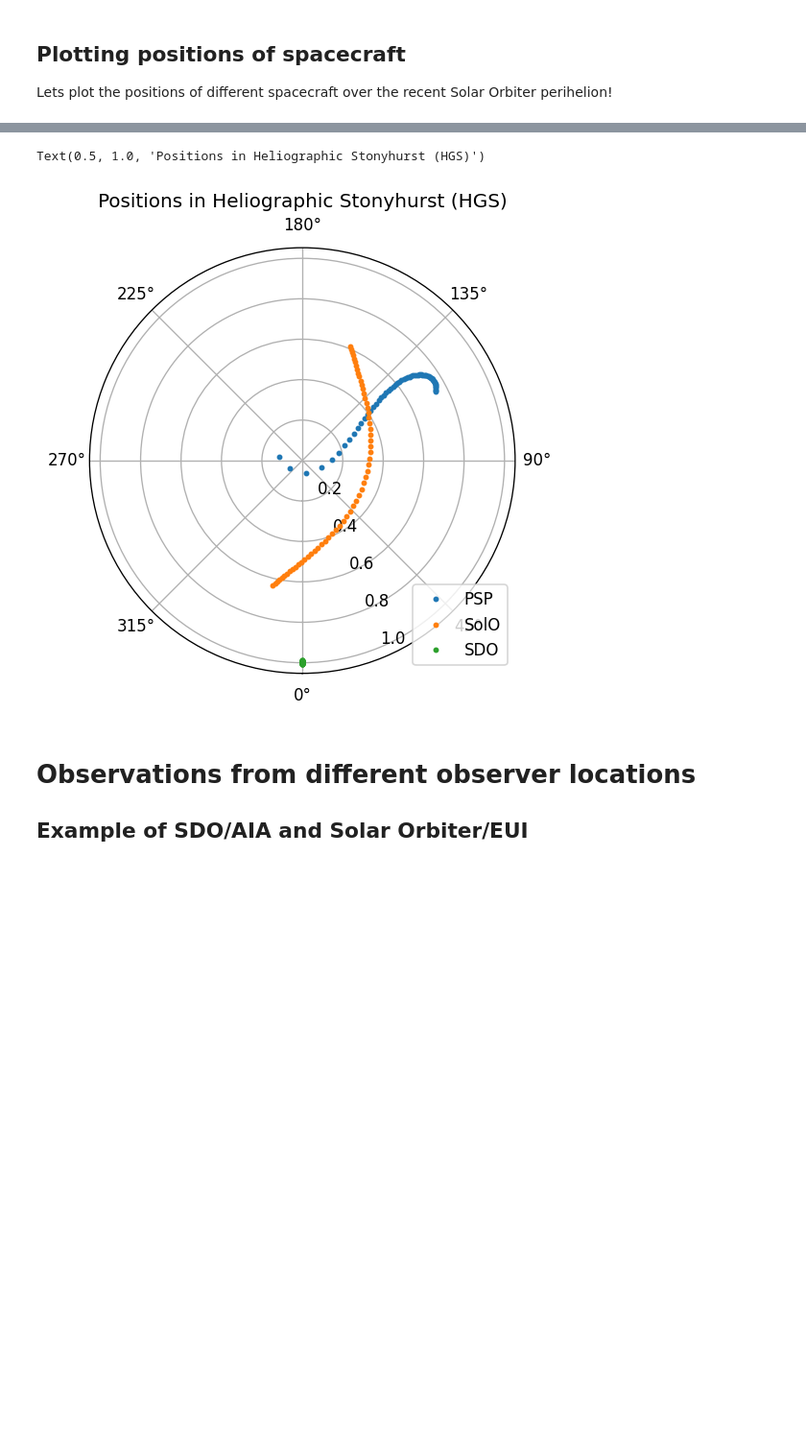
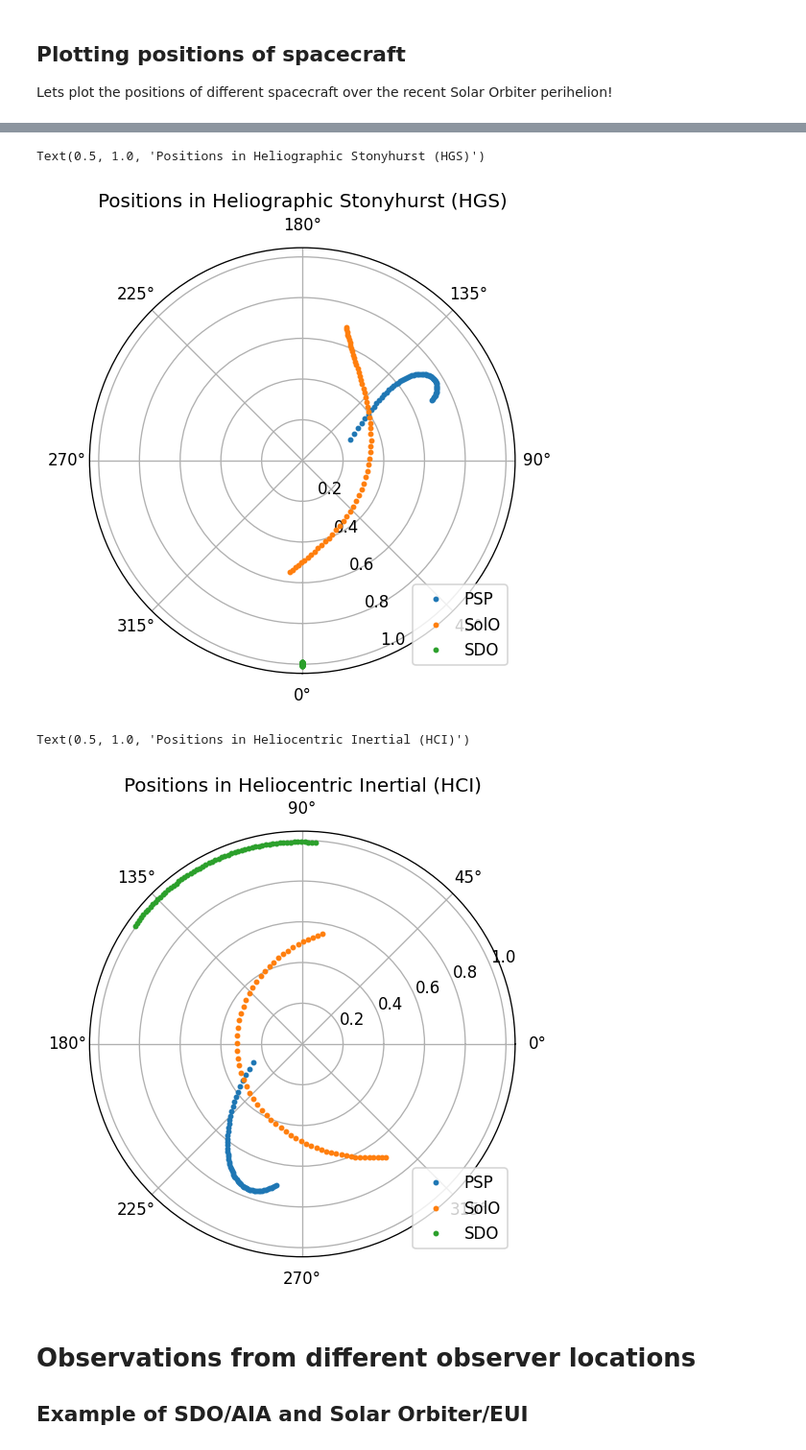
Before and after one commit to hayesla/ESPDSummerSchoolSunPy, a Jupyter notebook: 3. Coordinates framework.ipynb, the cells around one changed output, grey strips where cells are left out. Shown at 96% size. Saved outputs shown, nothing was run; the diff lists cells and outputs as text; code cells hidden in the pictures; blank space fills up the shorter version.

```diff
--- a/3. Coordinates framework.ipynb
+++ b/3. Coordinates framework.ipynb
@@ -134,9 +142,9 @@ For other solar-system bodies (e.g., major man-made spacecraft or comets), you c
 
 Lets plot the positions of different spacecraft over the recent Solar Orbiter perihelion!
 # %%
-perihelion_time = parse_time("2022-03-26")
+perihelion_time = parse_time("2022-04-02")
 perihelion_seq = perihelion_time + np.arange(-30, 30)*u.day
 # %%
-# solo_coord = get_horizons_coord("solar orbiter", perihelion_seq)
-# psp_coord = get_horizons_coord("psp", perihelion_seq)
-# sdo_coord = get_horizons_coord("sdo", perihelion_seq)
+solo_coord = get_horizons_coord("solar orbiter", perihelion_seq)
+psp_coord = get_horizons_coord("psp", perihelion_seq)
+sdo_coord = get_horizons_coord("sdo", perihelion_seq)
@@ -163,7 +175,28 @@ ax.set_theta_zero_location("S")
 ax.set_title('Positions in Heliographic Stonyhurst (HGS)')
 # %% [output]
 Text(0.5, 1.0, 'Positions in Heliographic Stonyhurst (HGS)')
-[figure, old version]
+[figure, new version]
+# %%
+fig = plt.figure(dpi=120)
+ax = fig.add_subplot(projection='polar')
+
+# Transform to HCC
+psp_coord_hci = psp_coord.heliocentricinertial
+solo_coord_hci = solo_coord.heliocentricinertial
+sdo_coord_hci = sdo_coord.heliocentricinertial
+
+ax.plot(psp_coord_hci.lon.to('rad'), psp_coord_hci.distance,
+        '.', markersize=5, label='PSP')
+ax.plot(solo_coord_hci.lon.to('rad'), solo_coord_hci.distance,
+        '.', markersize=5, label='SolO')
+ax.plot(sdo_coord_hci.lon.to('rad'), sdo_coord_hci.distance,
+        '.', markersize=5, label='SDO')
+
+ax.legend(loc='lower right')
+ax.set_title('Positions in Heliocentric Inertial (HCI)')
+# %% [output]
+Text(0.5, 1.0, 'Positions in Heliocentric Inertial (HCI)')
+[figure, added]
 # %% [markdown]
 # Observations from different observer locations
 
```
Also changed, not shown: parts of 30 cells of this notebook.
